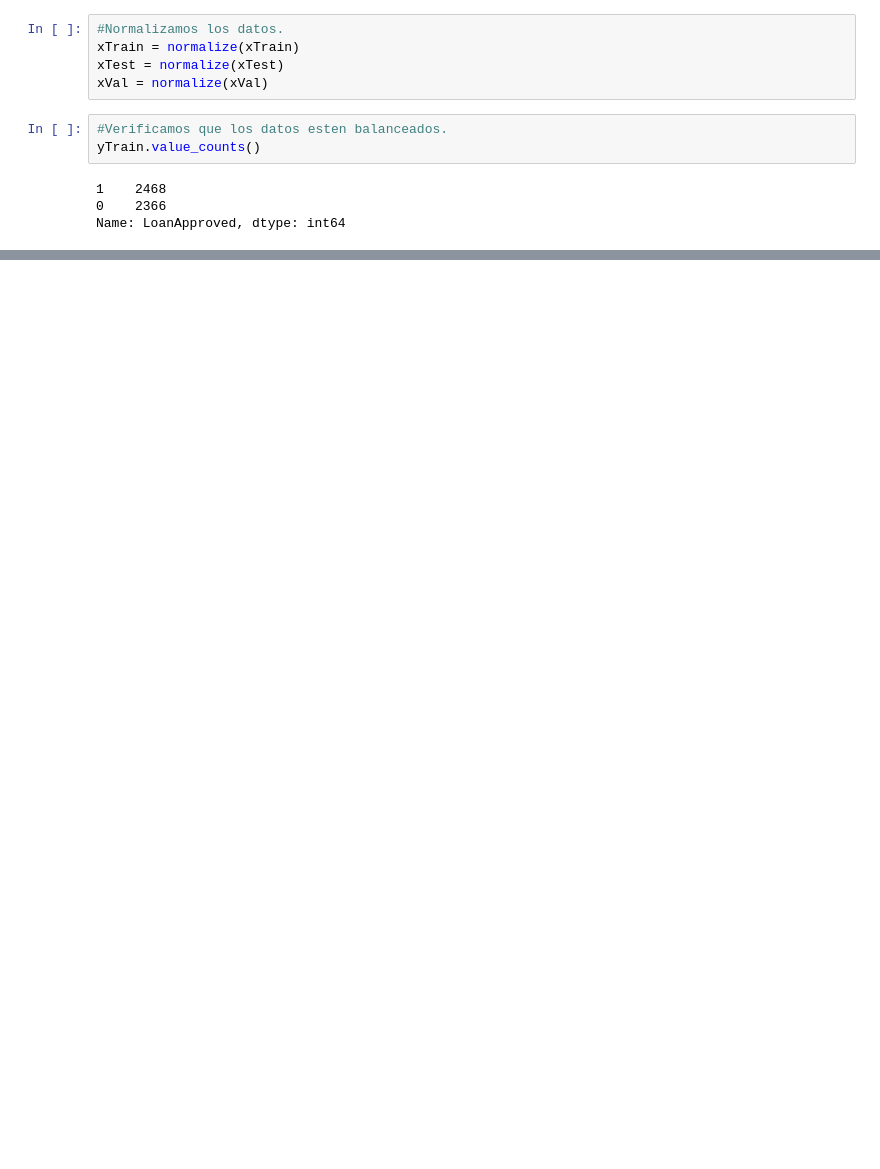
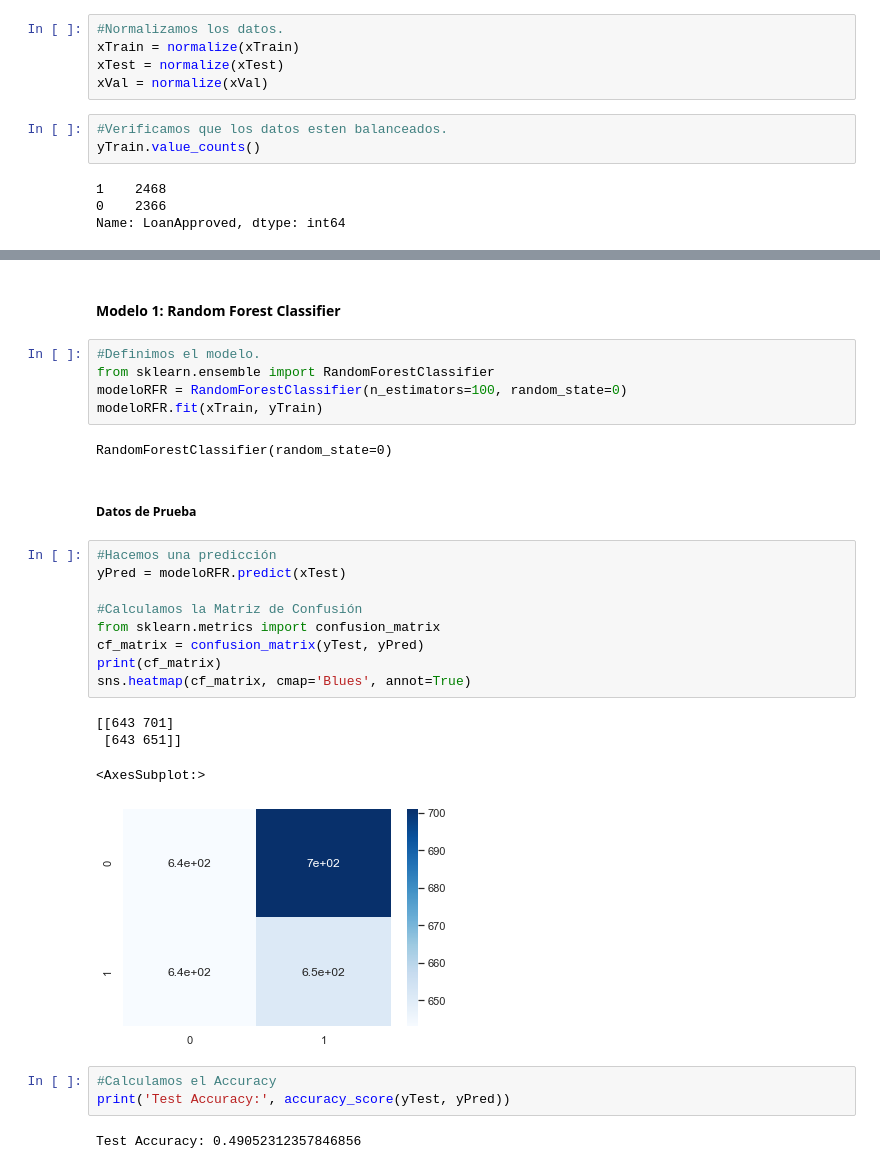
Before and after one commit to danielavillamar/ProyectoIA-KNN, a Jupyter notebook: ProyectoFinal.ipynb, the cells around one changed output, grey strips where cells are left out. Drawn from its saved outputs; the diff is of its cells as text; blank space fills up the shorter version.

Commit message:
2/3 modelos listoss

```diff
--- a/ProyectoFinal.ipynb
+++ b/ProyectoFinal.ipynb
@@ -477,0 +498,30 @@ Name: LoanApproved, dtype: int64
+# %% [markdown]
+#### Modelo 1: Random Forest Classifier
+# %%
+#Definimos el modelo.
+from sklearn.ensemble import RandomForestClassifier
+modeloRFR = RandomForestClassifier(n_estimators=100, random_state=0)
+modeloRFR.fit(xTrain, yTrain)
+# %% [output]
+RandomForestClassifier(random_state=0)
+# %% [markdown]
+##### Datos de Prueba
+# %%
+#Hacemos una predicción
+yPred = modeloRFR.predict(xTest)
+
+#Calculamos la Matriz de Confusión
+from sklearn.metrics import confusion_matrix
+cf_matrix = confusion_matrix(yTest, yPred)
+print(cf_matrix)
+sns.heatmap(cf_matrix, cmap='Blues', annot=True)
+# %% [output]
+[[643 701]
+ [643 651]]
+<AxesSubplot:>
+[figure, added]
+# %%
+#Calculamos el Accuracy
+print('Test Accuracy:', accuracy_score(yTest, yPred))
+# %% [output]
+Test Accuracy: 0.49052312357846856
```
Also changed, not shown: parts of 25 cells of this notebook.
